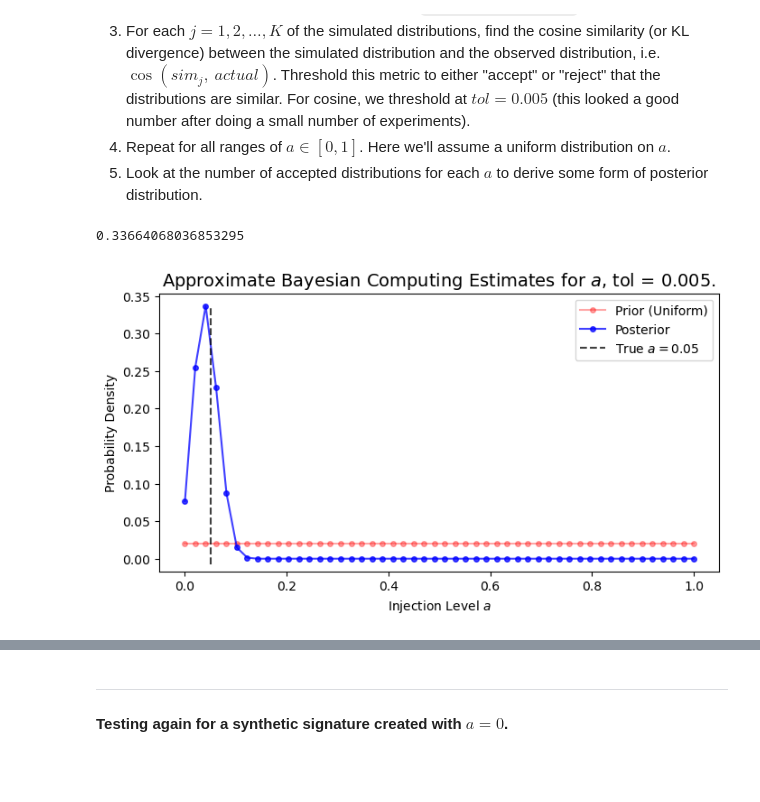
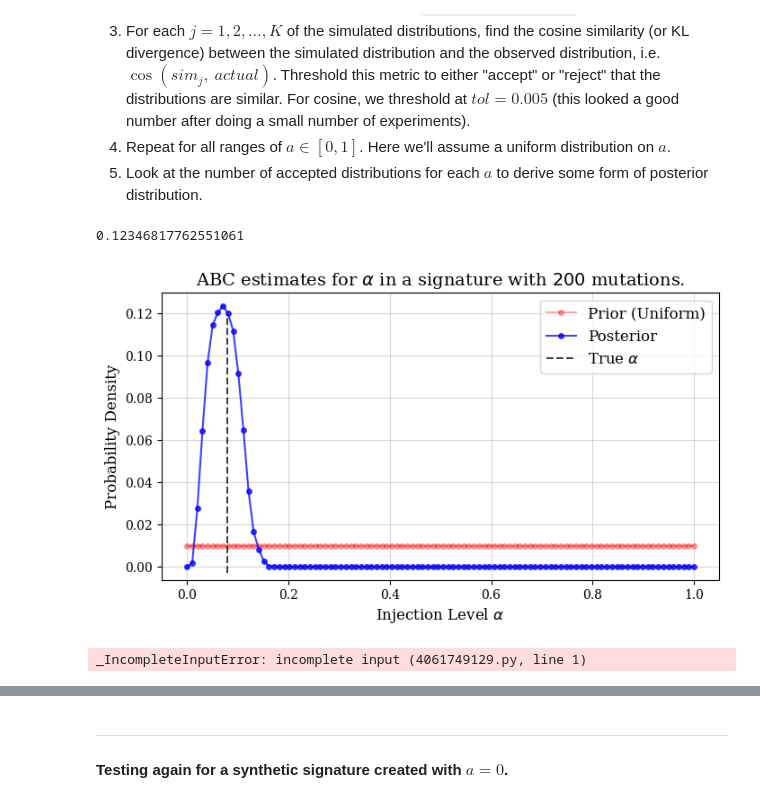
Before and after one commit to fredwdickinson/rscam-g6, a Jupyter notebook: Notebooks/compare_dists.ipynb, the cells around one changed output, grey strips where cells are left out. Cells and saved outputs as stored; diff of their text form; code cells hidden in the pictures; blank space fills up the shorter version.

```diff
--- a/Notebooks/compare_dists.ipynb
+++ b/Notebooks/compare_dists.ipynb
@@ -12,6 +12,9 @@ import random
 
 import importlib
 import cleaning as clean
+
+plt.rcParams["font.family"] = "serif"
+plt.rcParams["font.serif"] = ["DejaVu Serif"]
 # %% [markdown]
 ---
 New notebook post data cleaning.
@@ -231,7 +234,7 @@ expected_spectrum defined.
 n_trials = 200
 # Generate 200 synthetic mutational signatures for mean injection level of 5%.
 # NOTE This used to be lognormal, hence the name.
-logn_results  = simulate_gaussian(clean_sig_df, "SBS88", mean_a = 0.05,
+logn_results  = simulate_gaussian(clean_sig_df, "SBS88", mean_a = 0.1,
                                     n_trials = n_trials)
 
 # Will store all of the recovered weight info here
@@ -248,6 +251,6 @@ sbs88_weights = hs[:, 3]
 fig, ax = plt.subplots(figsize = (10, 3))
 sns.histplot(sbs88_weights, bins = 50, kde = True, color = 'blue', alpha = 0.5, ax = ax)
 ax.set_xlabel("Weight for SBS88 Signature")
-ax.set_title("Recovered SBS88 Weights $h_{88}$, injection $\sim \mathrm{lognormal}(0.05, 0.3)$.", fontsize = 16)
+ax.set_title("Recovered SBS88 Weights $h_{88}$, injection $\sim \mathrm{lognormal}(0.1, 0.3)$.", fontsize = 16)
 plt.show()
 # %% [output]
@@ -320,25 +323,34 @@ def ABC(df, obs_sig, a_range, sig_interest = "SBS88",
     return normalised_post
 
 # ================
-a_bins = 50
+a_bins = 100
 a_range_1 = np.linspace(0, 1, a_bins)
 posterior_a = ABC(clean_sig_df, logn_results[0], a_range = a_range_1)
 # %%
-fig, ax = plt.subplots(figsize = (8, 4))
+fig, ax = plt.subplots(figsize = (8, 4.15))
 print(np.max(posterior_a))
 ax.plot(a_range_1, 1/a_bins * np.ones_like(a_range_1), marker = 'o', markersize = 4, color = 'red', alpha = 0.35, label = "Prior (Uniform)")
 ax.plot(a_range_1, posterior_a, marker = 'o', markersize = 4, color = 'blue', alpha = 0.75, label = "Posterior")
-ax.axvline(x = 0.05, color = "black", linestyle = "dashed", alpha = 0.75, label = "True $a = 0.05$", ymin = 0.025, ymax = 0.95)
+ax.axvline(x = 0.08, color = "black", linestyle = "dashed", alpha = 0.75, label = fr"True $\alpha$", ymin = 0.025, ymax = 0.925)
+ax.grid(alpha = 0.5)
 
-ax.set_xlabel("Injection Level $a$")
-ax.set_ylabel("Probability Density")
-ax.set_title("Approximate Bayesian Computing Estimates for $a$, tol = 0.005.", fontsize = 14)
+ax.set_xlabel(r"Injection Level $\alpha$", fontsize = 12)
+ax.set_ylabel("Probability Density", fontsize = 12)
+ax.set_title(r"ABC estimates for $\alpha$ in a signature with $200$ mutations.", fontsize = 14)
 
-plt.legend(loc = "upper right")
+plt.legend(loc = "upper right", fontsize = 12)
+
+if (True):
+    plt.savefig("../../fig3.png", format = "png", dpi = 200)
+
 plt.show()
 # %% [output]
-0.33664068036853295
+0.12346817762551061
-[figure, old version]
+[figure, new version]
+# %%
+print(a
+# %% [output]
+_IncompleteInputError: incomplete input (4061749129.py, line 1)
 # %%
 # If tolerance is too high - will not give good results.
 posterior_b = ABC(clean_sig_df, logn_results[0], a_range = a_range_1, tol = 0.1)
```
Also changed, not shown: parts of 7 cells of this notebook, 1 other file.
